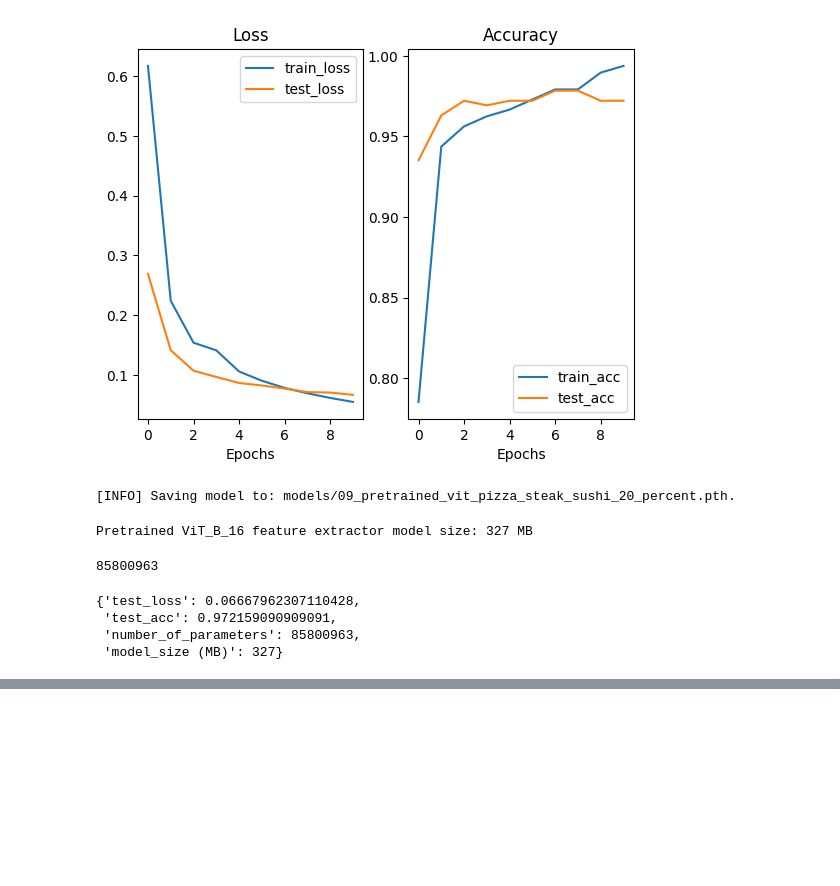
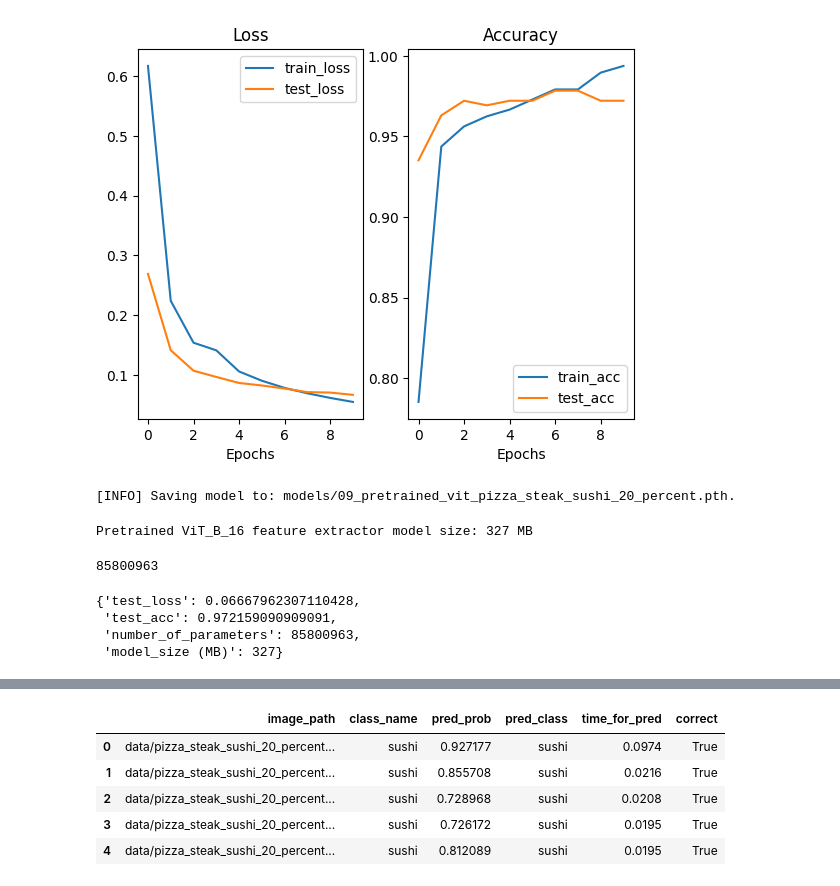
Before and after one commit to dogukangur0/Model_Deployment, a Jupyter notebook: Model_Deployment.ipynb, the cells around one changed output, grey strips where cells are left out. Saved outputs shown, nothing was run; the diff lists cells and outputs as text; code cells hidden in the pictures; blank space fills up the shorter version.

Commit message:
Making predictions with our trained models and timing them

```diff
--- a/Model_Deployment.ipynb
+++ b/Model_Deployment.ipynb
@@ -479,0 +482,4 @@ vit_stats
+# %%
+from PIL import Image
+import random
+test_data_paths = list(pathlib.Path(test_dir).glob("*/*.jpg"))
@@ -479,0 +535,5 @@ vit_stats
+# %%
+effnetb2_test_pred_dicts = pred_and_store(paths = test_data_paths,
+                                          model = effnetb2,
+                                          transform = effnetb2_transforms,
+                                          class_names = effnetb2_classes)
@@ -479,0 +555,11 @@ vit_stats
+# %%
+import pandas as pd
+effnetb2_test_pred_df = pd.DataFrame(effnetb2_test_pred_dicts)
+effnetb2_test_pred_df.head()
+# %% [output]
+|  | image_path | class_name | pred_prob | pred_class | time_for_pred | correct |
+| 0 | data/pizza_steak_sushi_20_percent... | sushi | 0.927177 | sushi | 0.0974 | True |
+| 1 | data/pizza_steak_sushi_20_percent... | sushi | 0.855708 | sushi | 0.0216 | True |
+| 2 | data/pizza_steak_sushi_20_percent... | sushi | 0.728968 | sushi | 0.0208 | True |
+| 3 | data/pizza_steak_sushi_20_percent... | sushi | 0.726172 | sushi | 0.0195 | True |
+| 4 | data/pizza_steak_sushi_20_percent... | sushi | 0.812089 | sushi | 0.0195 | True |
```
Also changed, not shown: parts of 12 cells of this notebook.
